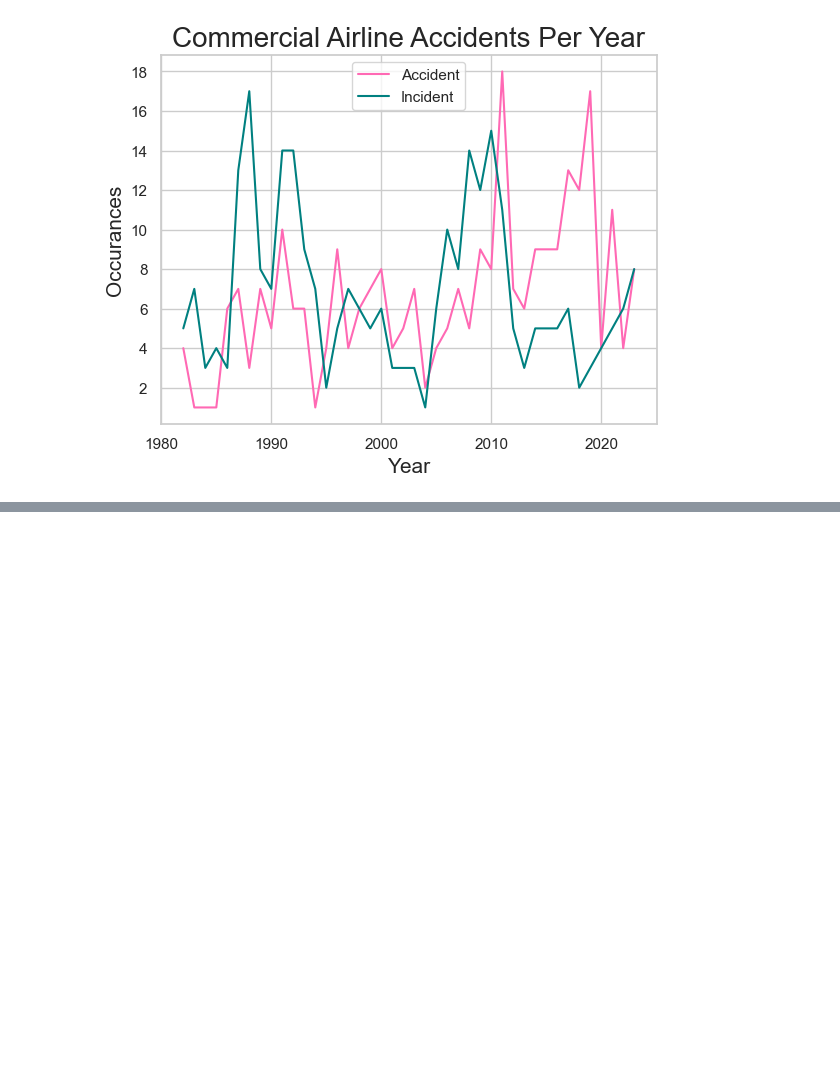
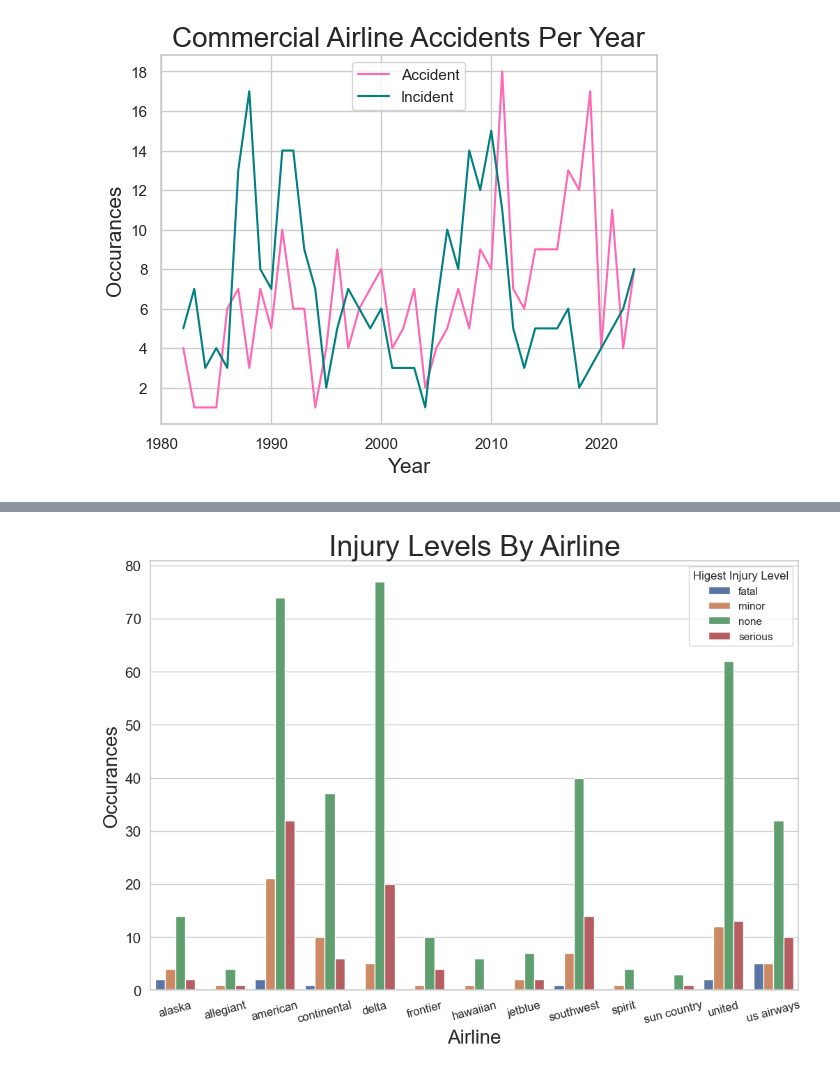
Before and after one commit to FragariaChemist/airline_safety, a Jupyter notebook: jupyter_notebooks/04_data_exploration_through_vis_kh.ipynb, the cells around one changed output, grey strips where cells are left out. Saved outputs shown, nothing was run; the diff lists cells and outputs as text; code cells hidden in the pictures; blank space fills up the shorter version.

```diff
--- a/05_data_viz.ipynb
+++ b/jupyter_notebooks/04_data_exploration_through_vis_kh.ipynb
@@ -119,3 +119,5 @@ plt.savefig('../airline_safety/plot_images/acc_and_inc_per_year.png', dpi = 192)
 # %% [output]
 <Figure size 1200x800 with 0 Axes>
 [figure]
+# %%
+injuries_df = airline_df.groupby(['highest_injury_level', 'operator']).size().unstack(fill_value=0)
@@ -121,0 +133,2 @@ plt.savefig('../airline_safety/plot_images/acc_and_inc_per_year.png', dpi = 192)
+# %%
+injuries_df = injuries_df.T
@@ -121,0 +153,2 @@ plt.savefig('../airline_safety/plot_images/acc_and_inc_per_year.png', dpi = 192)
+# %%
+injuries_df.reset_index(inplace = True)
@@ -121,0 +157,2 @@ plt.savefig('../airline_safety/plot_images/acc_and_inc_per_year.png', dpi = 192)
+# %%
+injuries_df_melted = injuries_df.melt(id_vars='operator', var_name='highest_injury_level', value_name='count')
@@ -121,0 +168,20 @@ plt.savefig('../airline_safety/plot_images/acc_and_inc_per_year.png', dpi = 192)
+# %%
+#Setup
+plt.figure(figsize = (12, 8))
+sns.set_theme(style="whitegrid")
+plt.tight_layout()
+
+#Plot
+sns.barplot(data=injuries_df_melted, x='operator', y='count', hue='highest_injury_level')
+
+# Titles and axis
+plt.title('Injury Levels By Airline', size = 30)
+plt.ylabel('Occurances', size = 20)
+plt.xlabel('Airline', size = 20)
+plt.xticks(rotation = 15, size = 12)
+plt.yticks(size = 15)
+plt.legend(title = 'Higest Injury Level')
+
+plt.savefig('../images/injury_level_by_airline.png', dpi = 192);
+# %% [output]
+[figure, added]
```
Also changed, not shown: parts of 9 cells of this notebook, 12 other files.
